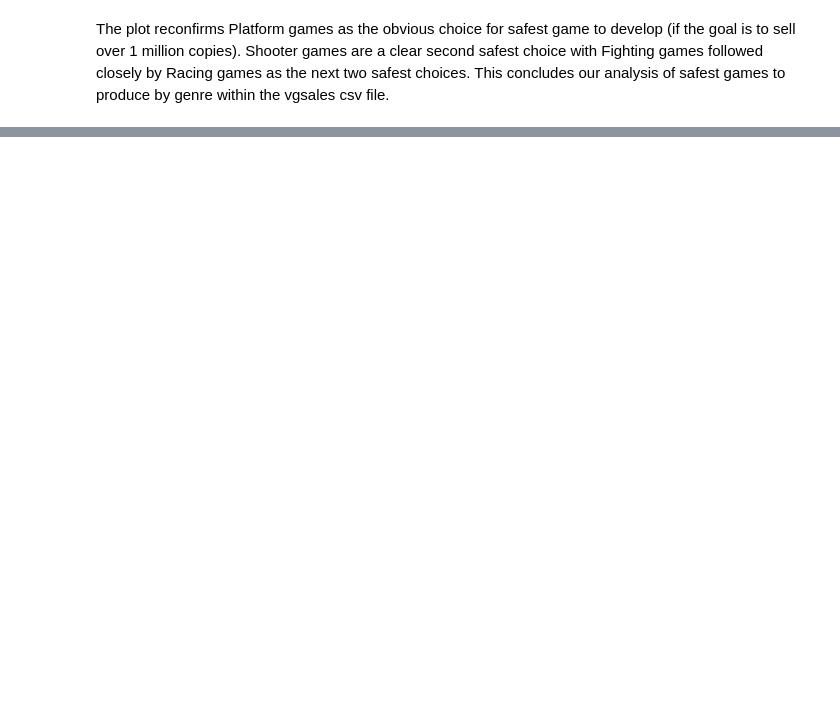
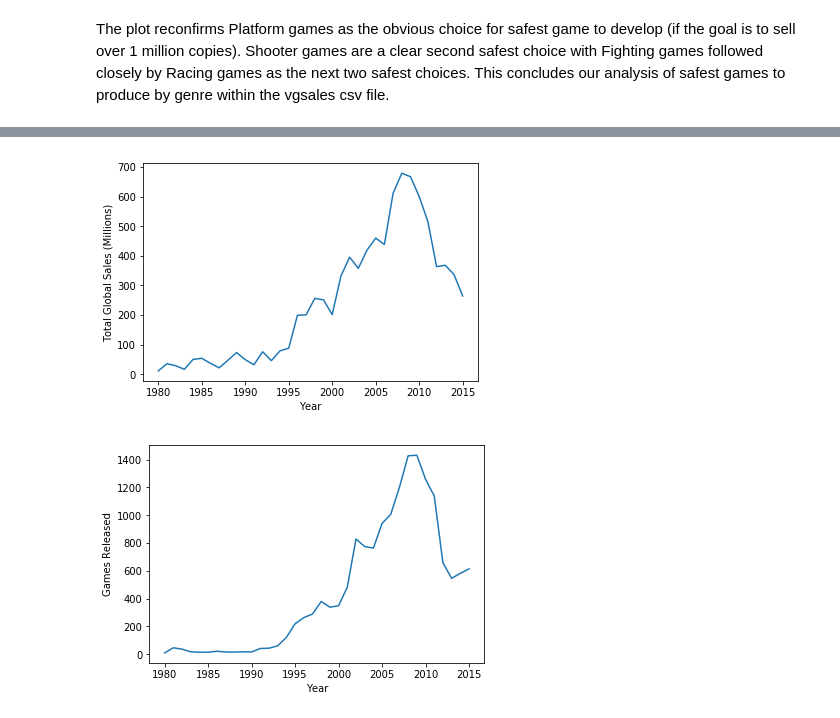
Before and after one commit to leokeeler/vgsales_notebook, a Jupyter notebook: vgsales_notebook.ipynb, the cells around one changed output, grey strips where cells are left out. Cells and saved outputs as stored; diff of their text form; code cells hidden in the pictures; blank space fills up the shorter version.

```diff
--- a/vgsales_notebook.ipynb
+++ b/vgsales_notebook.ipynb
@@ -195,0 +342,3 @@ This concludes our analysis of safest games to produce by genre within the vgsal
+# %%
+chrono_sales = vgsales.groupby('Year')['Global_Sales'].sum()
+print(chrono_sales)
@@ -195,0 +377,3 @@ This concludes our analysis of safest games to produce by genre within the vgsal
+# %%
+vgsales.loc[5959, 'Year']=2009
+print(vgsales.loc[5959])
@@ -195,0 +394,15 @@ This concludes our analysis of safest games to produce by genre within the vgsal
+# %%
+chrono_sales_count = vgsales.groupby('Year')['Global_Sales'].count()
+
+_ = plt.plot(chrono_sales[:2015.0])
+_ = plt.xlabel('Year')
+_ = plt.ylabel('Total Global Sales (Millions)')
+_ = plt.show()
+
+_ = plt.plot(chrono_sales_count[:2015.0])
+_ = plt.xlabel('Year')
+_ = plt.ylabel('Games Released')
+_ = plt.show()
+# %% [output]
+[figure, added]
+[figure, added]
```
Also changed, not shown: parts of 40 cells of this notebook.
